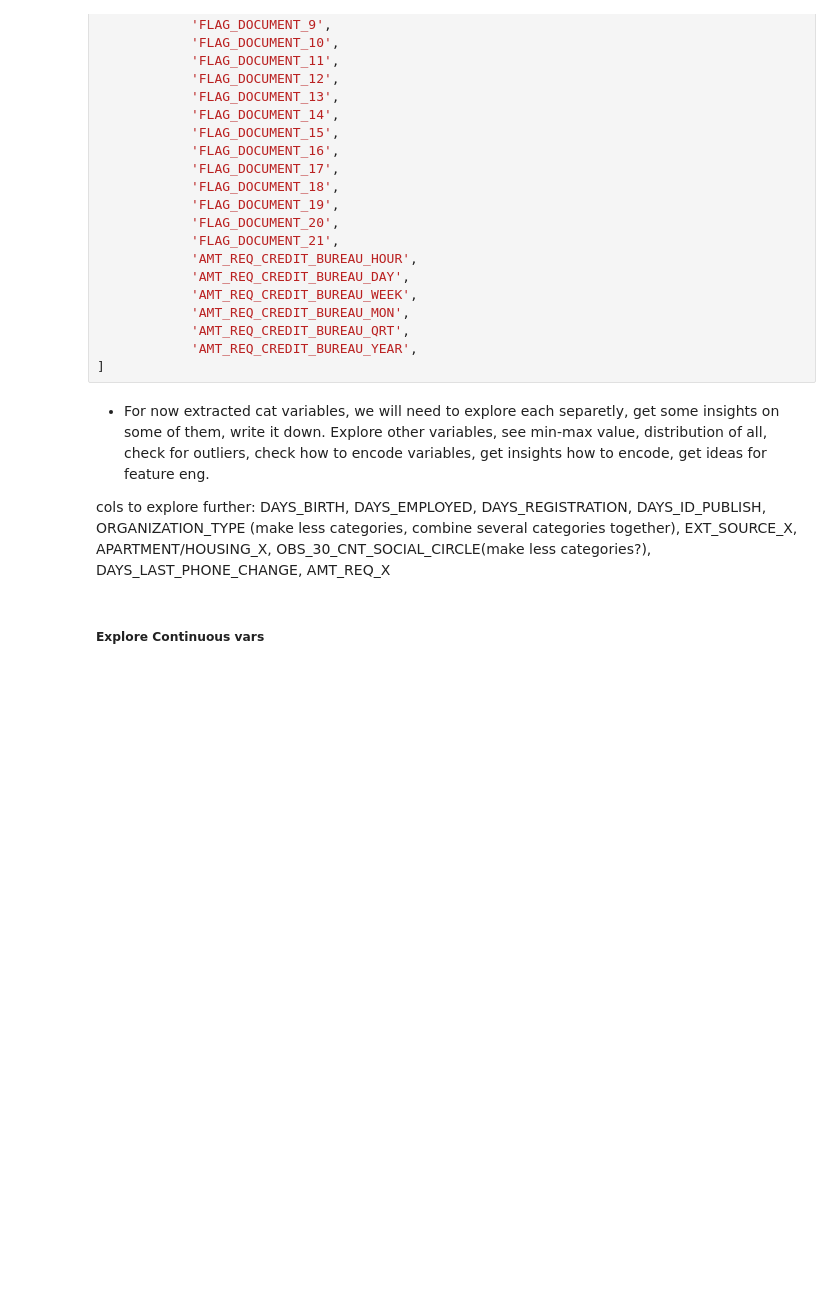
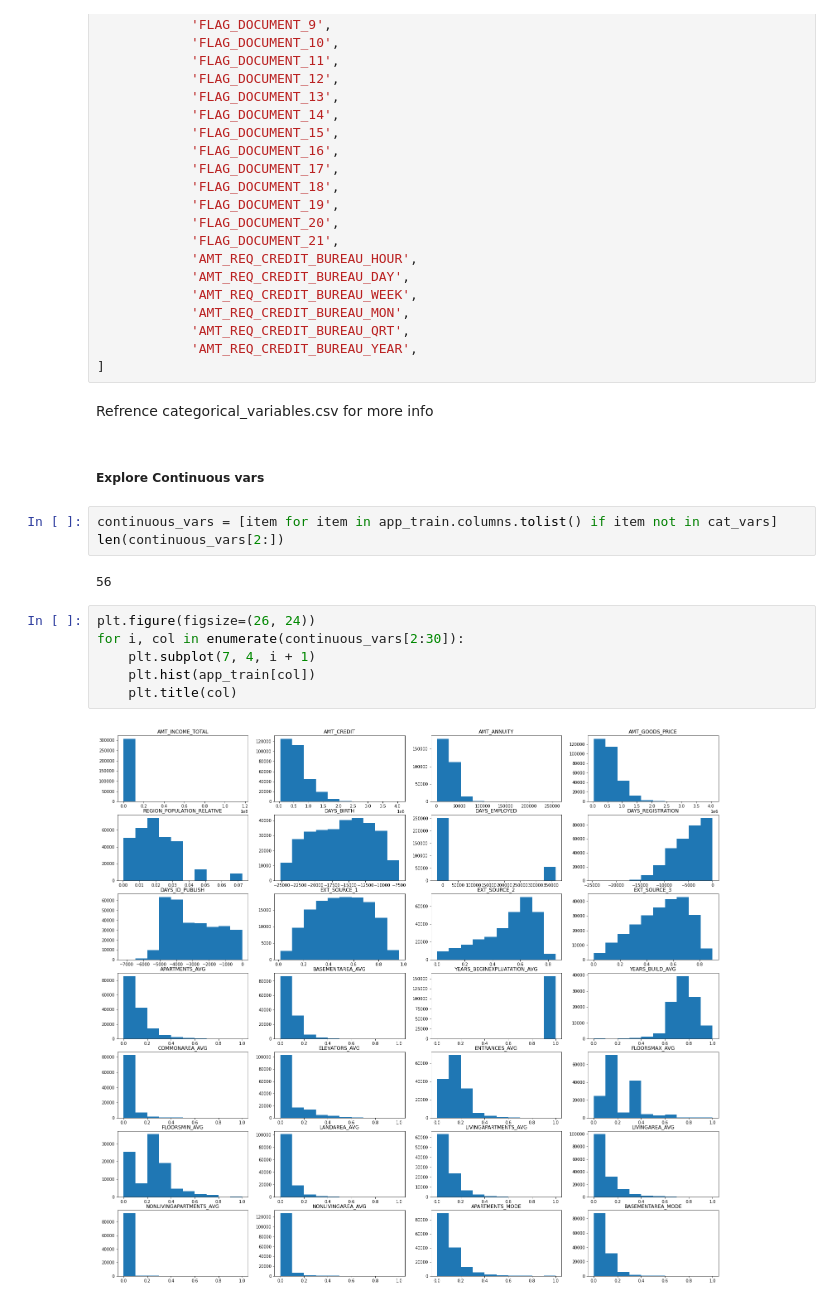
Before and after one commit to LeonMilosevic/home_credit, a Jupyter notebook: home_credit.ipynb, the cells around one changed output. Drawn from its saved outputs; the diff is of its cells as text; blank space fills up the shorter version.

```diff
--- a/home_credit.ipynb
+++ b/home_credit.ipynb
@@ -380,9 +384,20 @@ cat_vars = ['NAME_CONTRACT_TYPE',
             'AMT_REQ_CREDIT_BUREAU_QRT',
             'AMT_REQ_CREDIT_BUREAU_YEAR',
 ]
-# %% [markdown]
-- For now extracted cat variables, we will need to explore each separetly, get some insights on some of them, write it down. Explore other variables, see min-max value, distribution of all, check for outliers, check how to encode variables, get insights how to encode, get ideas for feature eng.
-
-cols to explore further: DAYS_BIRTH, DAYS_EMPLOYED, DAYS_REGISTRATION, DAYS_ID_PUBLISH, ORGANIZATION_TYPE (make less categories, combine several categories together), EXT_SOURCE_X, APARTMENT/HOUSING_X, OBS_30_CNT_SOCIAL_CIRCLE(make less categories?), DAYS_LAST_PHONE_CHANGE, AMT_REQ_X
+# %% [markdown]
+Refrence categorical_variables.csv for more info
 # %% [markdown]
 ##### Explore Continuous vars
+# %%
+continuous_vars = [item for item in app_train.columns.tolist() if item not in cat_vars]
+len(continuous_vars[2:])
+# %% [output]
+56
+# %%
+plt.figure(figsize=(26, 24))
+for i, col in enumerate(continuous_vars[2:30]):
+    plt.subplot(7, 4, i + 1)
+    plt.hist(app_train[col])
+    plt.title(col)
+# %% [output]
+[figure, added]
```
Also changed, not shown: parts of 6 cells of this notebook.
